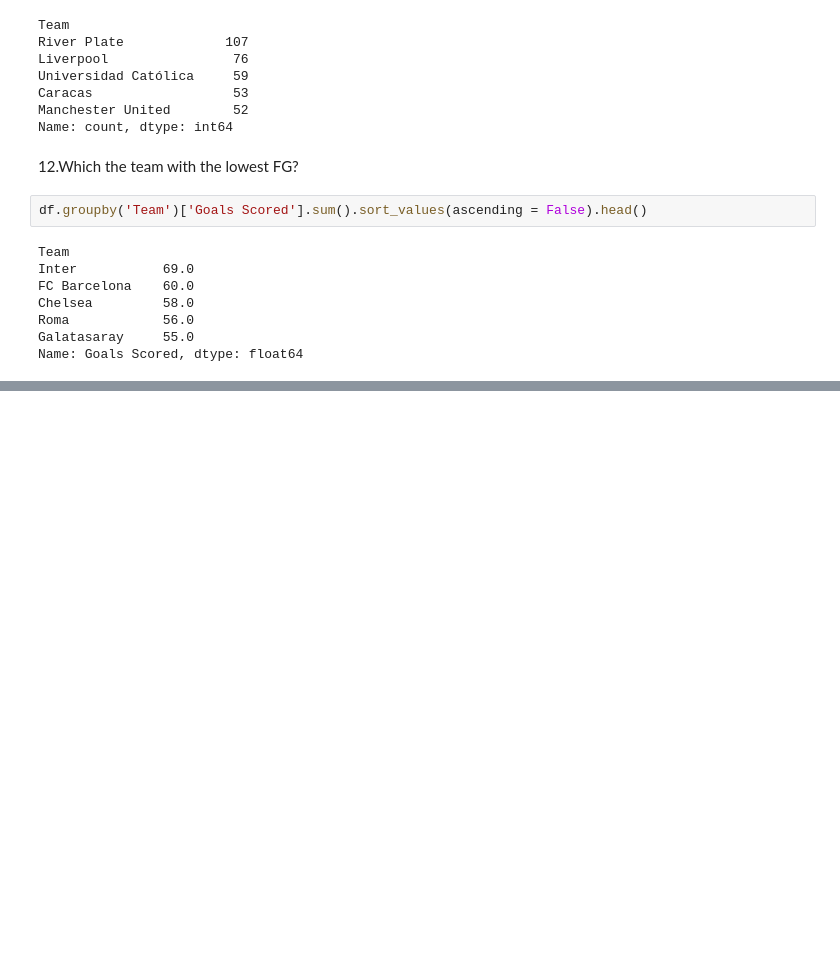
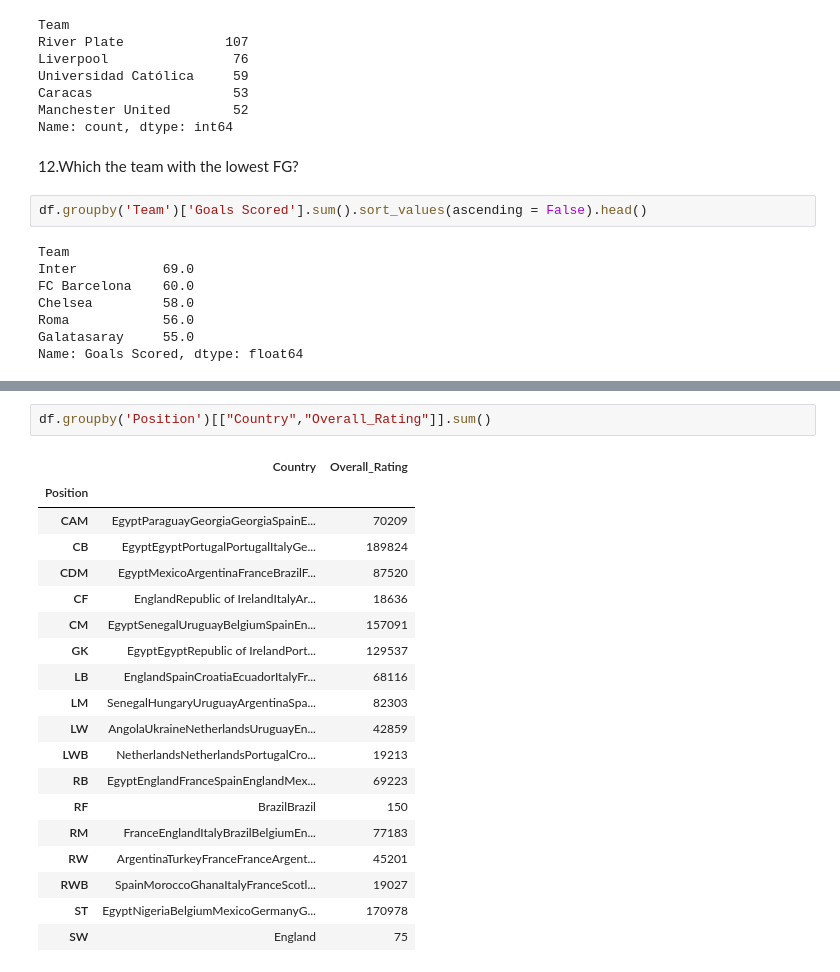
Before and after one commit to CyberWol-12/Python-Pandas-Data-Analysis-Journey, a Jupyter notebook: 01_FIFA_wordcup_capstone_project/capstone_project.ipynb, the cells around one changed output, grey strips where cells are left out. Saved outputs shown, nothing was run; the diff lists cells and outputs as text; blank space fills up the shorter version.

Commit message:
overall project done

```diff
--- a/01_FIFA_wordcup_capstone_project/capstone_project.ipynb
+++ b/01_FIFA_wordcup_capstone_project/capstone_project.ipynb
@@ -204,0 +236,22 @@ Name: Goals Scored, dtype: float64
+# %%
+df.groupby('Position')[["Country","Overall_Rating"]].sum()
+# %% [output]
+|  | Country | Overall_Rating |
+| Position |  |  |
+| CAM | EgyptParaguayGeorgiaGeorgiaSpainE... | 70209 |
+| CB | EgyptEgyptPortugalPortugalItalyGe... | 189824 |
+| CDM | EgyptMexicoArgentinaFranceBrazilF... | 87520 |
+| CF | EnglandRepublic of IrelandItalyAr... | 18636 |
+| CM | EgyptSenegalUruguayBelgiumSpainEn... | 157091 |
+| GK | EgyptEgyptRepublic of IrelandPort... | 129537 |
+| LB | EnglandSpainCroatiaEcuadorItalyFr... | 68116 |
+| LM | SenegalHungaryUruguayArgentinaSpa... | 82303 |
+| LW | AngolaUkraineNetherlandsUruguayEn... | 42859 |
+| LWB | NetherlandsNetherlandsPortugalCro... | 19213 |
+| RB | EgyptEnglandFranceSpainEnglandMex... | 69223 |
+| RF | BrazilBrazil | 150 |
+| RM | FranceEnglandItalyBrazilBelgiumEn... | 77183 |
+| RW | ArgentinaTurkeyFranceFranceArgent... | 45201 |
+| RWB | SpainMoroccoGhanaItalyFranceScotl... | 19027 |
+| ST | EgyptNigeriaBelgiumMexicoGermanyG... | 170978 |
+| SW | England | 75 |
```
Also changed, not shown: parts of 4 cells of this notebook, 1 other file.
